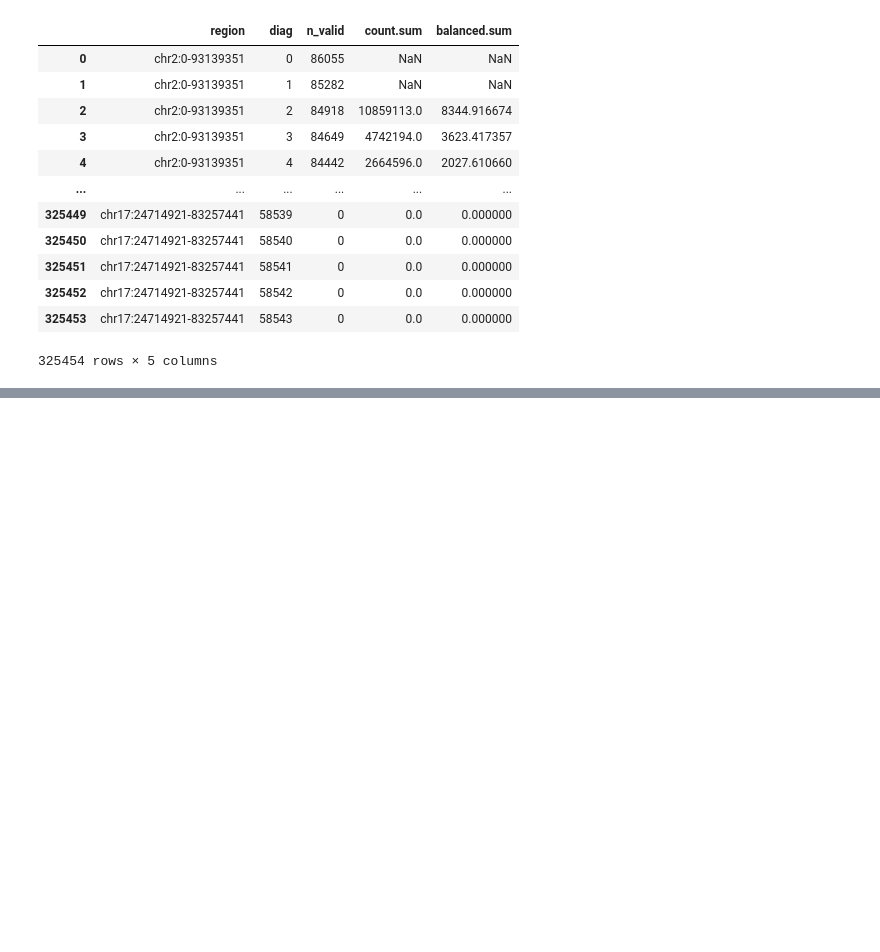
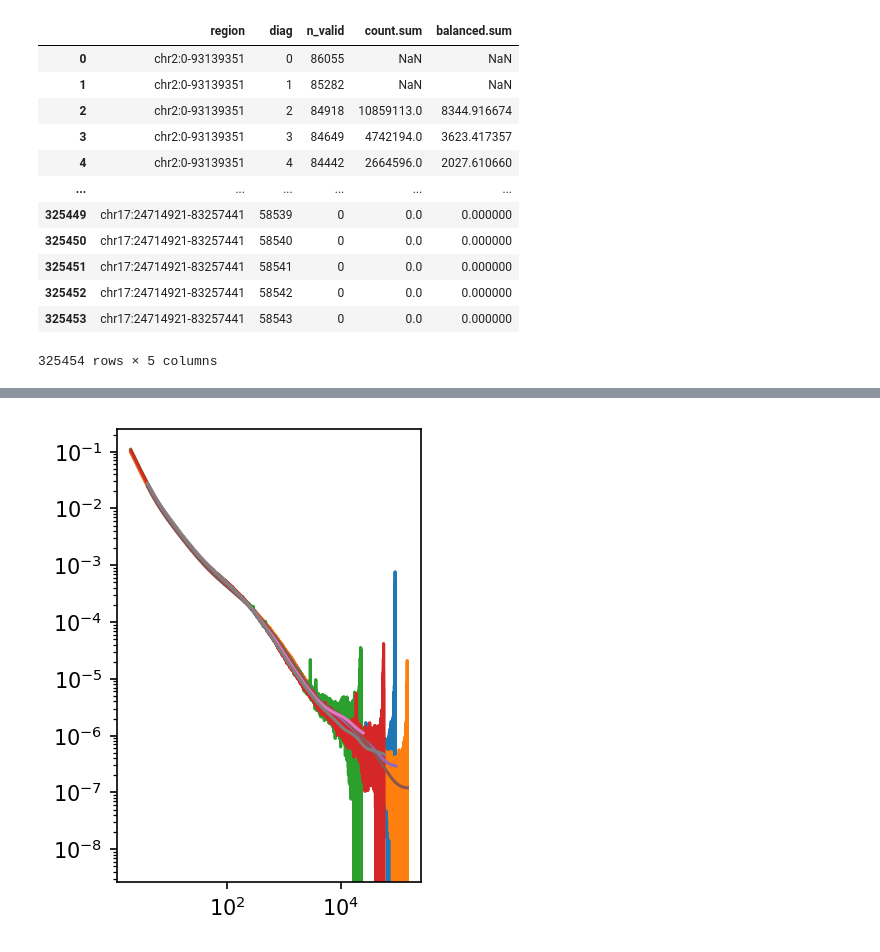
Before and after one commit to open2c/cooltools, a Jupyter notebook: cooltools/sandbox/expected_smoothing_example.ipynb, the cells around one changed output, grey strips where cells are left out. Saved outputs shown, nothing was run; the diff lists cells and outputs as text; code cells hidden in the pictures; blank space fills up the shorter version.

```diff
--- a/cooltools/sandbox/expected_smoothing_example.ipynb
+++ b/cooltools/sandbox/expected_smoothing_example.ipynb
@@ -69,2 +65,2 @@ cvd
 # %%
-cvd_smoothed = cooltools.sandbox.expected_smoothing.agg_smooth_cvd(cvd)
+cvd_smoothed = cooltools.sandbox.expected_smoothing.smooth_cvd(cvd, groupby=['region'], agg=False)
@@ -72,0 +83,21 @@ plt.rcParams['figure.dpi'] = 150
+# %%
+plt.rcParams['figure.dpi'] = 150
+
+for reg in cvd.region.unique():
+    cvd_loc = cvd[cvd.region == reg]
+    plt.loglog(
+        cvd_loc['diag'],
+        cvd_loc['balanced.sum'] / cvd_loc['n_valid']
+    )
+
+for reg in cvd_smoothed.region.unique():
+    cvd_loc = cvd_smoothed[cvd_smoothed.region == reg]
+
+    plt.loglog(
+        cvd_loc['diag'],
+        cvd_loc['balanced.avg.smoothed']
+    )
+ax = plt.gca()
+ax.set(aspect=1.0);
+# %% [output]
+[figure, added]
```
Also changed, not shown: parts of 7 cells of this notebook, 1 other file.
